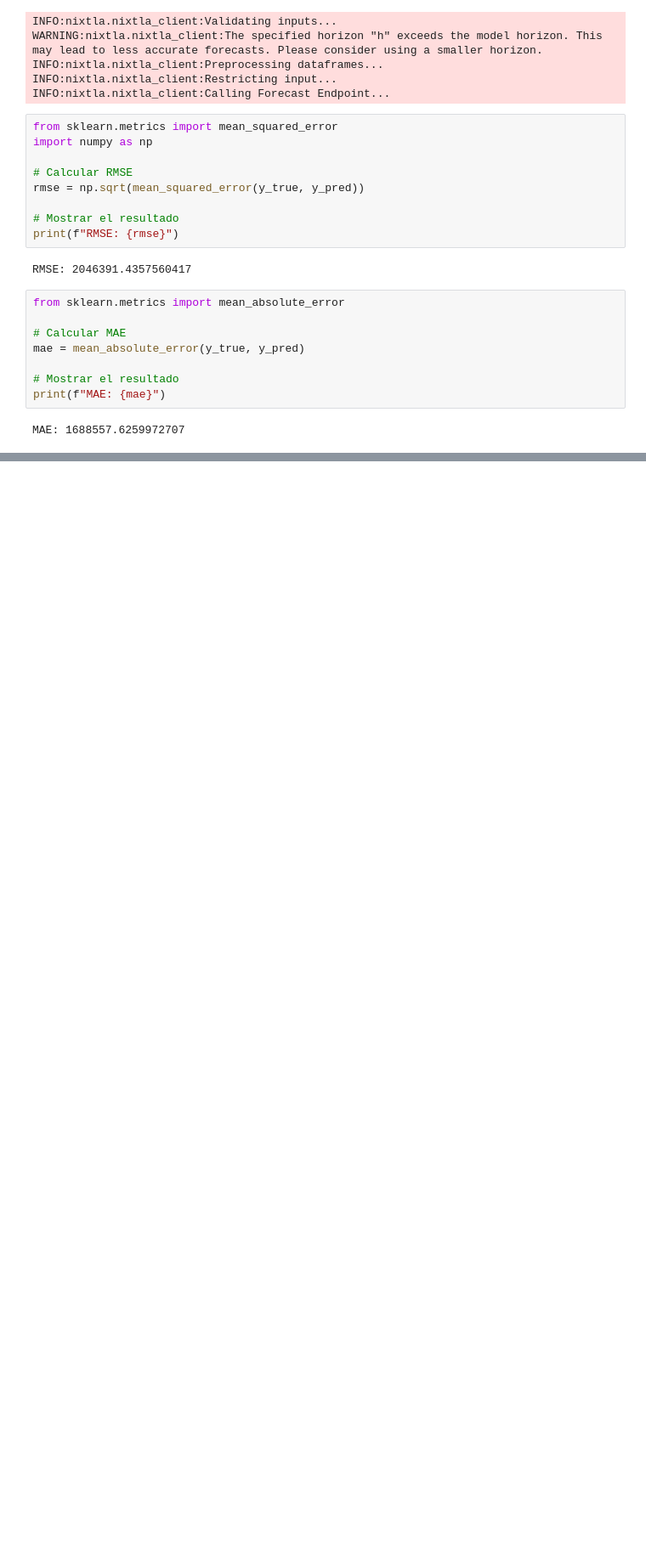
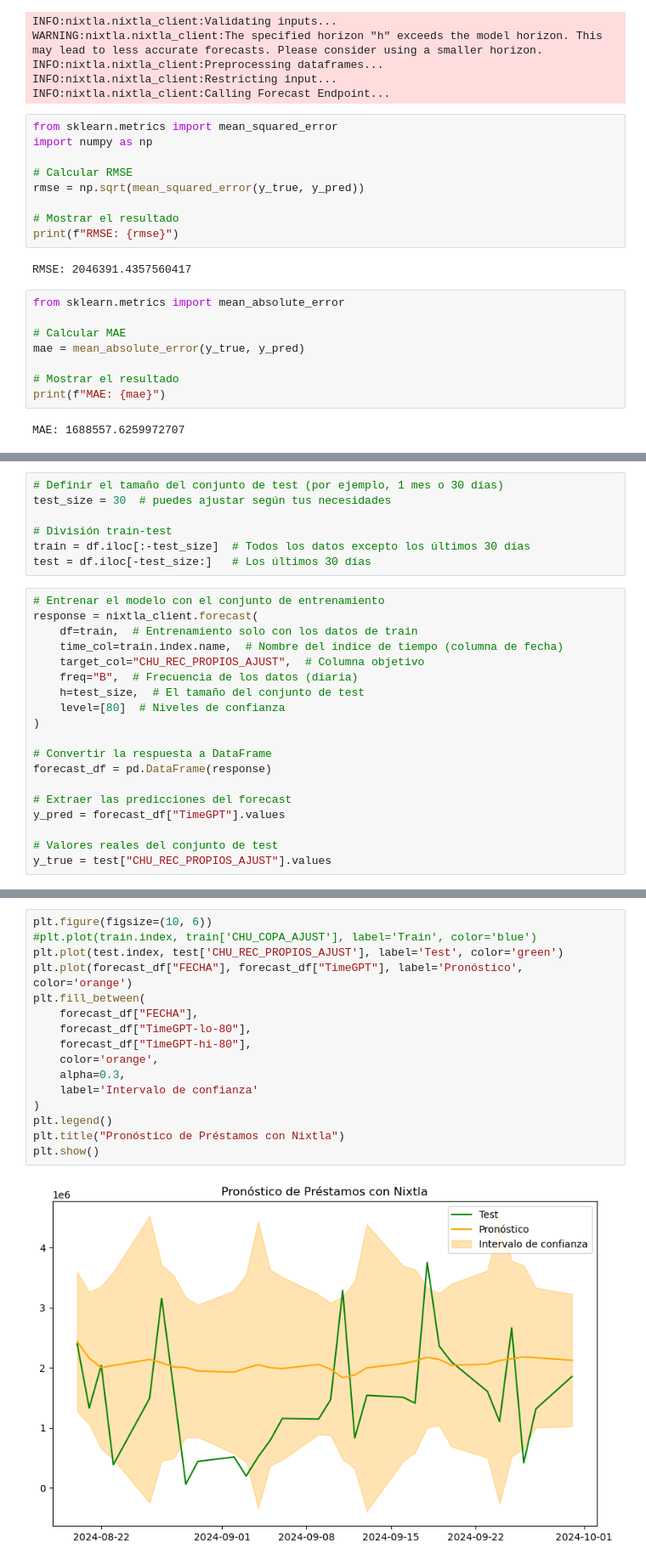
Before and after one commit to carrenogf/MCD-Series-Temporales, a Jupyter notebook: TP02/timeGPT.ipynb, the cells around one changed output, grey strips where cells are left out. Shown: that part at 85% size. Saved outputs shown, nothing was run; the diff lists cells and outputs as text; blank space fills up the shorter version.

Commit message:
timeGPT

```diff
--- a/TP02/timeGPT.ipynb
+++ b/TP02/timeGPT.ipynb
@@ -279,0 +311,26 @@ plt.show()
+# %%
+# Definir el tamaño del conjunto de test (por ejemplo, 1 mes o 30 días)
+test_size = 30  # puedes ajustar según tus necesidades
+
+# División train-test
+train = df.iloc[:-test_size]  # Todos los datos excepto los últimos 30 días
+test = df.iloc[-test_size:]   # Los últimos 30 días
+# %%
+# Entrenar el modelo con el conjunto de entrenamiento
+response = nixtla_client.forecast(
+    df=train,  # Entrenamiento solo con los datos de train
+    time_col=train.index.name,  # Nombre del índice de tiempo (columna de fecha)
+    target_col="CHU_REC_PROPIOS_AJUST",  # Columna objetivo
+    freq="B",  # Frecuencia de los datos (diaria)
+    h=test_size,  # El tamaño del conjunto de test
+    level=[80]  # Niveles de confianza
+)
+
+# Convertir la respuesta a DataFrame
+forecast_df = pd.DataFrame(response)
+
+# Extraer las predicciones del forecast
+y_pred = forecast_df["TimeGPT"].values
+
+# Valores reales del conjunto de test
+y_true = test["CHU_REC_PROPIOS_AJUST"].values
@@ -279,0 +360,18 @@ plt.show()
+# %%
+plt.figure(figsize=(10, 6))
+#plt.plot(train.index, train['CHU_COPA_AJUST'], label='Train', color='blue')
+plt.plot(test.index, test['CHU_REC_PROPIOS_AJUST'], label='Test', color='green')
+plt.plot(forecast_df["FECHA"], forecast_df["TimeGPT"], label='Pronóstico', color='orange')
+plt.fill_between(
+    forecast_df["FECHA"],
+    forecast_df["TimeGPT-lo-80"],
+    forecast_df["TimeGPT-hi-80"],
+    color='orange',
+    alpha=0.3,
+    label='Intervalo de confianza'
+)
+plt.legend()
+plt.title("Pronóstico de Préstamos con Nixtla")
+plt.show()
+# %% [output]
+[figure, added]
```
Also changed, not shown: parts of 13 cells of this notebook.
